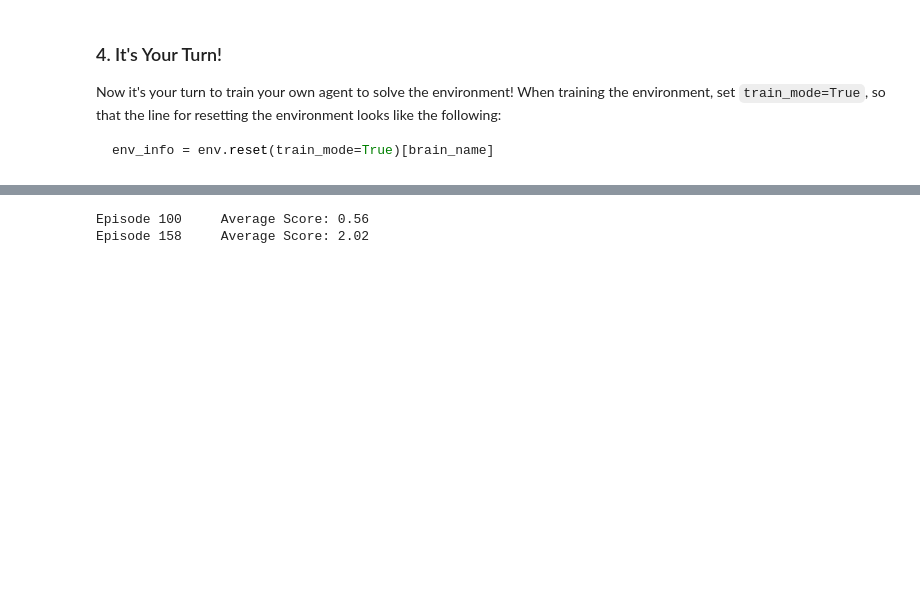
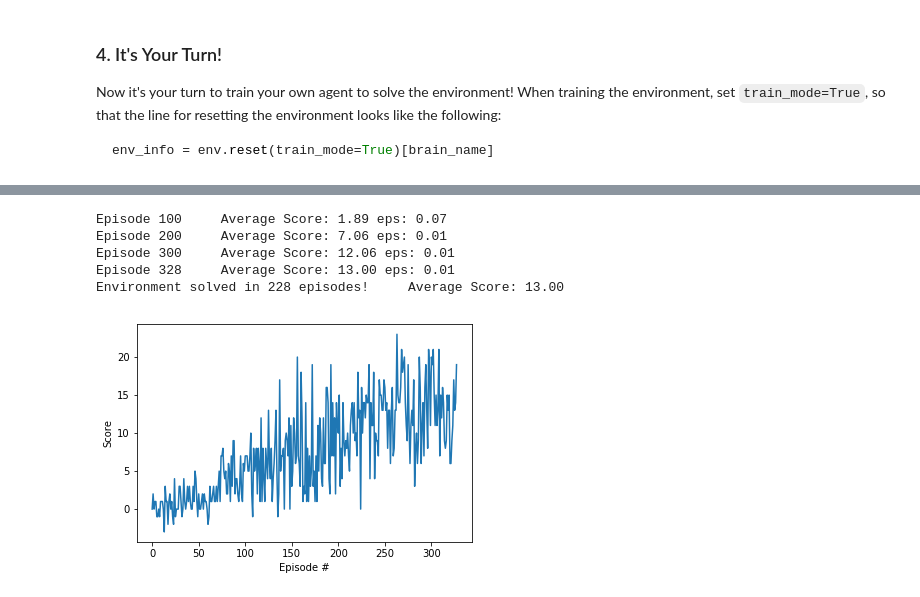
Before and after one commit to RMiftakhov/NavigationProject-drlnd, a Jupyter notebook: Navigation.ipynb, the cells around one changed output, grey strips where cells are left out. Cells and saved outputs as stored; diff of their text form; code cells hidden in the pictures; blank space fills up the shorter version.

```diff
--- a/Navigation.ipynb
+++ b/Navigation.ipynb
@@ -169,5 +167,5 @@ DuelingQNetwork(
 # %%
-def train(number_of_episodes = 2000, max_timesteps = 1000, e_greedy_init = 1.0, e_greedy_decay=0.995, e_greedy_min = 0.01):
+def train(number_of_episodes = 2000, max_timesteps = 1000, e_greedy_init = 1.0, e_greedy_decay=0.974, e_greedy_min = 0.008):
 
     scores = []                        # list containing scores from each episode
     scores_window = deque(maxlen=100)  # last 100 scores
@@ -184,37 +182,41 @@ def train(number_of_episodes = 2000, max_timesteps = 1000, e_greedy_init = 1.0,
             env_info = env.step(action)[brain_name]        # send the action to the environment
             next_state = env_info.vector_observations[0]   # get the next state
             reward = env_info.rewards[0]                   # get the reward
             done = env_info.local_done[0]                  # see if episode has finished
             agent.step(state, action, reward, next_state, done)
             score += reward                                # update the score
             state = next_state                             # roll over the state to next time step
             if done:                                       # exit loop if episode finished
                 break
         scores_window.append(score)       # save most recent score
         scores.append(score)              # save most recent score
         eps = max(e_greedy_min, e_greedy_decay*eps) # decrease epsilon
 
-        print('\rEpisode {}\tAverage Score: {:.2f}'.format(i_episode, np.mean(scores_window)), end="")
+        print('\rEpisode {}\tAverage Score: {:.2f} eps: {:.2f}'.format(i_episode, np.mean(scores_window), eps), end="")
         if i_episode % 100 == 0:
-            print('\rEpisode {}\tAverage Score: {:.2f}'.format(i_episode, np.mean(scores_window)))
+            print('\rEpisode {}\tAverage Score: {:.2f} eps: {:.2f}'.format(i_episode, np.mean(scores_window), eps))
         if np.mean(scores_window)>=13:
             print('\nEnvironment solved in {:d} episodes!\tAverage Score: {:.2f}'.format(i_episode-100, np.mean(scores_window)))
             torch.save(agent.qnetwork_local.state_dict(), 'checkpoint.pth')
             break
     return scores
 
 scores = train()
 
 # plot the scores
 fig = plt.figure()
 ax = fig.add_subplot(111)
 plt.plot(np.arange(len(scores)), scores)
 plt.ylabel('Score')
 plt.xlabel('Episode #')
 plt.show()
 # %% [output]
-Episode 100     Average Score: 0.56
-Episode 158     Average Score: 2.02
+Episode 100     Average Score: 1.89 eps: 0.07
+Episode 200     Average Score: 7.06 eps: 0.01
+Episode 300     Average Score: 12.06 eps: 0.01
+Episode 328     Average Score: 13.00 eps: 0.01
+Environment solved in 228 episodes!     Average Score: 13.00
+[figure, added]
 # %%
 from dqn_agent import Agent
 import torch
```
Also changed, not shown: parts of 3 cells of this notebook, 5 other files.
